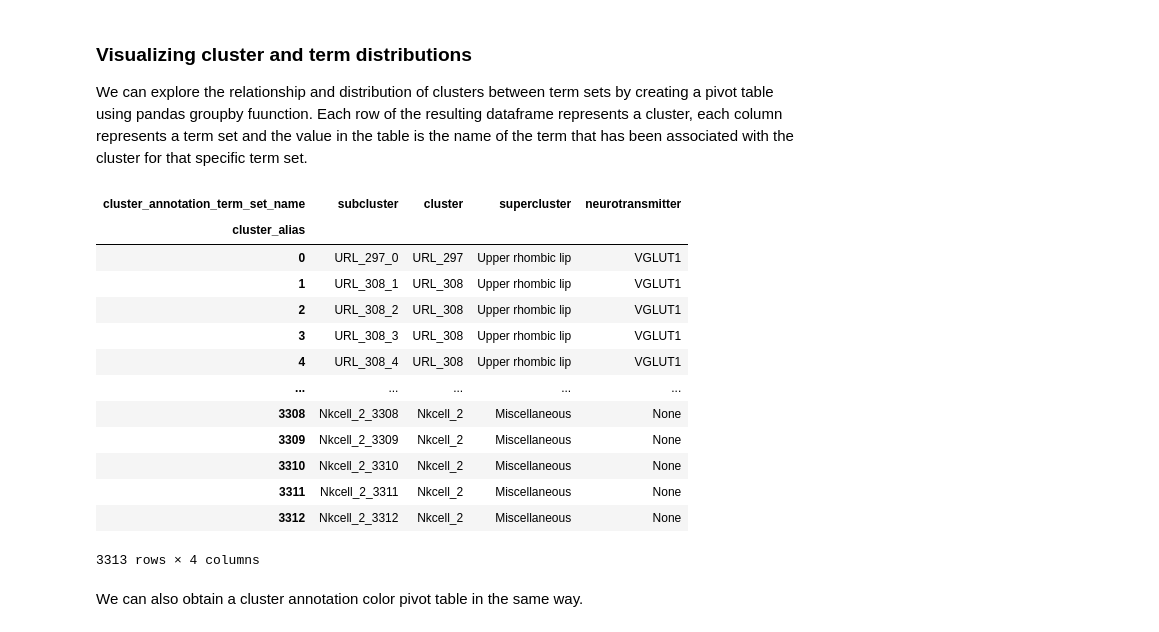
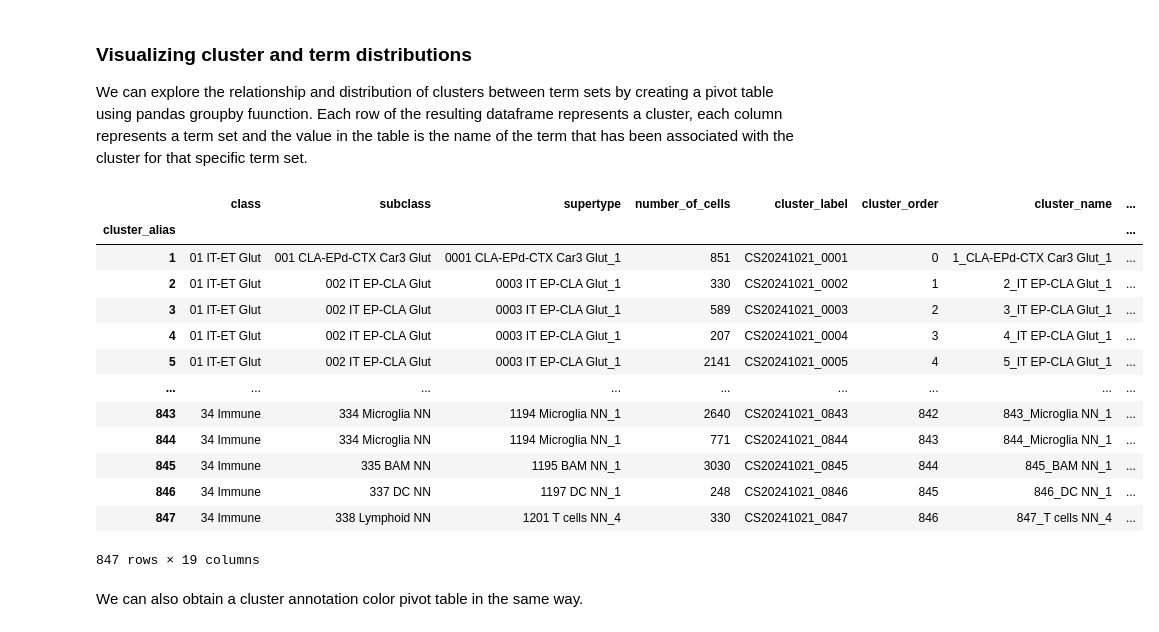
Before and after one commit to rachelhostetler/abc_atlas_access, a Jupyter notebook: notebooks/Zeng-Aging-Mouse_cluster_annotation_tutorial.ipynb, the cells around one changed output. Saved outputs shown, nothing was run; the diff lists cells and outputs as text; code cells hidden in the pictures.

```diff
--- a/notebooks/Zeng-Aging-Mouse_cluster_annotation_tutorial.ipynb
+++ b/notebooks/Zeng-Aging-Mouse_cluster_annotation_tutorial.ipynb
@@ -124,4 +60,11 @@ The association between a ***subcluster*** and ***cluster annotation term*** is
 # %%
-membership = abc_cache.get_metadata_dataframe(directory='WHB-taxonomy', file_name='cluster_to_cluster_annotation_membership')
-membership.head(5)
+cluster_info = pd.read_csv(
+    metadata_base / 'cluster.csv',
+    dtype={'cluster_label': str}
+).set_index('cluster_alias')
+# mapping_annotations = abc_cache.get_metadata_dataframe(
+#     directory='WHB-taxonomy',
+#     file_name='cluster_to_cluster_annotation_membership'
+# )
+cluster_info
 # %% [output]
@@ -138,0 +87,10 @@ We can obtain cluster and cell counts per cluster annotation term using the pand
+# %%
+cluster_mapping = pd.read_csv(
+    taxonomy_base / 'cluster_mapping.csv',
+    dtype={'cluster_label': str}
+).set_index('cluster_alias')
+# mapping_annotations = abc_cache.get_metadata_dataframe(
+#     directory='WHB-taxonomy',
+#     file_name='cluster_to_cluster_annotation_membership'
+# )
+cluster_mapping
@@ -138,0 +117,3 @@ We can obtain cluster and cell counts per cluster annotation term using the pand
+# %%
+membership = cluster_mapping.join(cluster_info, rsuffix='_cl_info')
+membership.head()
@@ -152,6 +143,6 @@ term_cluster_count.head(5)
 # %%
 # Join counts with the term dataframe
-term_by_label = term.set_index('label')
+term_by_label = membership.set_index('cluster_annotation_term_label')
 term_with_counts = term_by_label.join(term_cluster_count)
-term_with_counts[['name', 'cluster_annotation_term_set_name', 'number_of_clusters', 'number_of_cells']].head(5)
+term_with_counts.head()
 # %% [output]
@@ -211,23 +217,23 @@ plt.show()
 We can explore the relationship and distribution of clusters between term sets by creating a pivot table using pandas groupby fuunction. Each row of the resulting dataframe represents a cluster, each column represents a term set and the value in the table is the name of the term that has been associated with the cluster for that specific term set.
 # %%
 pivot = membership.groupby(['cluster_alias', 'cluster_annotation_term_set_name'])['cluster_annotation_term_name'].first().unstack()
-pivot = pivot[term_set['name']] # order columns
+pivot = pivot.join(cluster_info)
 pivot
 # %% [output]
-| cluster_annotation_term_set_name | subcluster | cluster | supercluster | neurotransmitter |
-| cluster_alias |  |  |  |  |
-| 0 | URL_297_0 | URL_297 | Upper rhombic lip | VGLUT1 |
-| 1 | URL_308_1 | URL_308 | Upper rhombic lip | VGLUT1 |
-| 2 | URL_308_2 | URL_308 | Upper rhombic lip | VGLUT1 |
-| 3 | URL_308_3 | URL_308 | Upper rhombic lip | VGLUT1 |
-| 4 | URL_308_4 | URL_308 | Upper rhombic lip | VGLUT1 |
-| ... | ... | ... | ... | ... |
-| 3308 | Nkcell_2_3308 | Nkcell_2 | Miscellaneous | None |
-| 3309 | Nkcell_2_3309 | Nkcell_2 | Miscellaneous | None |
-| 3310 | Nkcell_2_3310 | Nkcell_2 | Miscellaneous | None |
-| 3311 | Nkcell_2_3311 | Nkcell_2 | Miscellaneous | None |
-| 3312 | Nkcell_2_3312 | Nkcell_2 | Miscellaneous | None |
+|  | class | subclass | supertype | number_of_cells | cluster_label | cluster_order | cluster_name | ... |
+| cluster_alias |  |  |  |  |  |  |  | ... |
+| 1 | 01 IT-ET Glut | 001 CLA-EPd-CTX Car3 Glut | 0001 CLA-EPd-CTX Car3 Glut_1 | 851 | CS20241021_0001 | 0 | 1_CLA-EPd-CTX Car3 Glut_1 | ... |
+| 2 | 01 IT-ET Glut | 002 IT EP-CLA Glut | 0003 IT EP-CLA Glut_1 | 330 | CS20241021_0002 | 1 | 2_IT EP-CLA Glut_1 | ... |
+| 3 | 01 IT-ET Glut | 002 IT EP-CLA Glut | 0003 IT EP-CLA Glut_1 | 589 | CS20241021_0003 | 2 | 3_IT EP-CLA Glut_1 | ... |
+| 4 | 01 IT-ET Glut | 002 IT EP-CLA Glut | 0003 IT EP-CLA Glut_1 | 207 | CS20241021_0004 | 3 | 4_IT EP-CLA Glut_1 | ... |
+| 5 | 01 IT-ET Glut | 002 IT EP-CLA Glut | 0003 IT EP-CLA Glut_1 | 2141 | CS20241021_0005 | 4 | 5_IT EP-CLA Glut_1 | ... |
+| ... | ... | ... | ... | ... | ... | ... | ... | ... |
+| 843 | 34 Immune | 334 Microglia NN | 1194 Microglia NN_1 | 2640 | CS20241021_0843 | 842 | 843_Microglia NN_1 | ... |
+| 844 | 34 Immune | 334 Microglia NN | 1194 Microglia NN_1 | 771 | CS20241021_0844 | 843 | 844_Microglia NN_1 | ... |
+| 845 | 34 Immune | 335 BAM NN | 1195 BAM NN_1 | 3030 | CS20241021_0845 | 844 | 845_BAM NN_1 | ... |
+| 846 | 34 Immune | 337 DC NN | 1197 DC NN_1 | 248 | CS20241021_0846 | 845 | 846_DC NN_1 | ... |
+| 847 | 34 Immune | 338 Lymphoid NN | 1201 T cells NN_4 | 330 | CS20241021_0847 | 846 | 847_T cells NN_4 | ... |
-3313 rows × 4 columns
+847 rows × 19 columns
 # %% [markdown]
 We can also obtain a cluster annotation color pivot table in the same way.
 # %%
```
Also changed, not shown: parts of 52 cells of this notebook, 1 other file.
